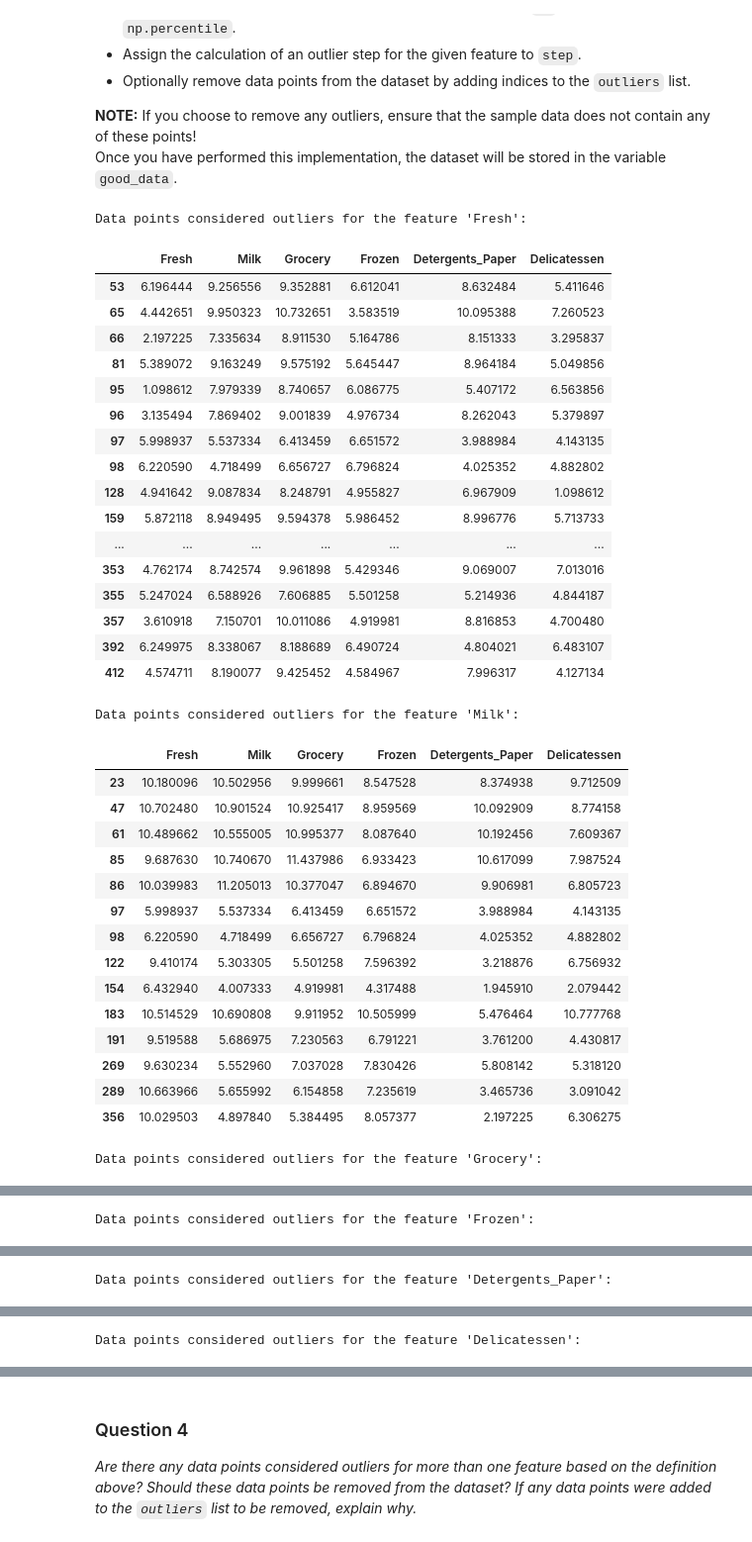
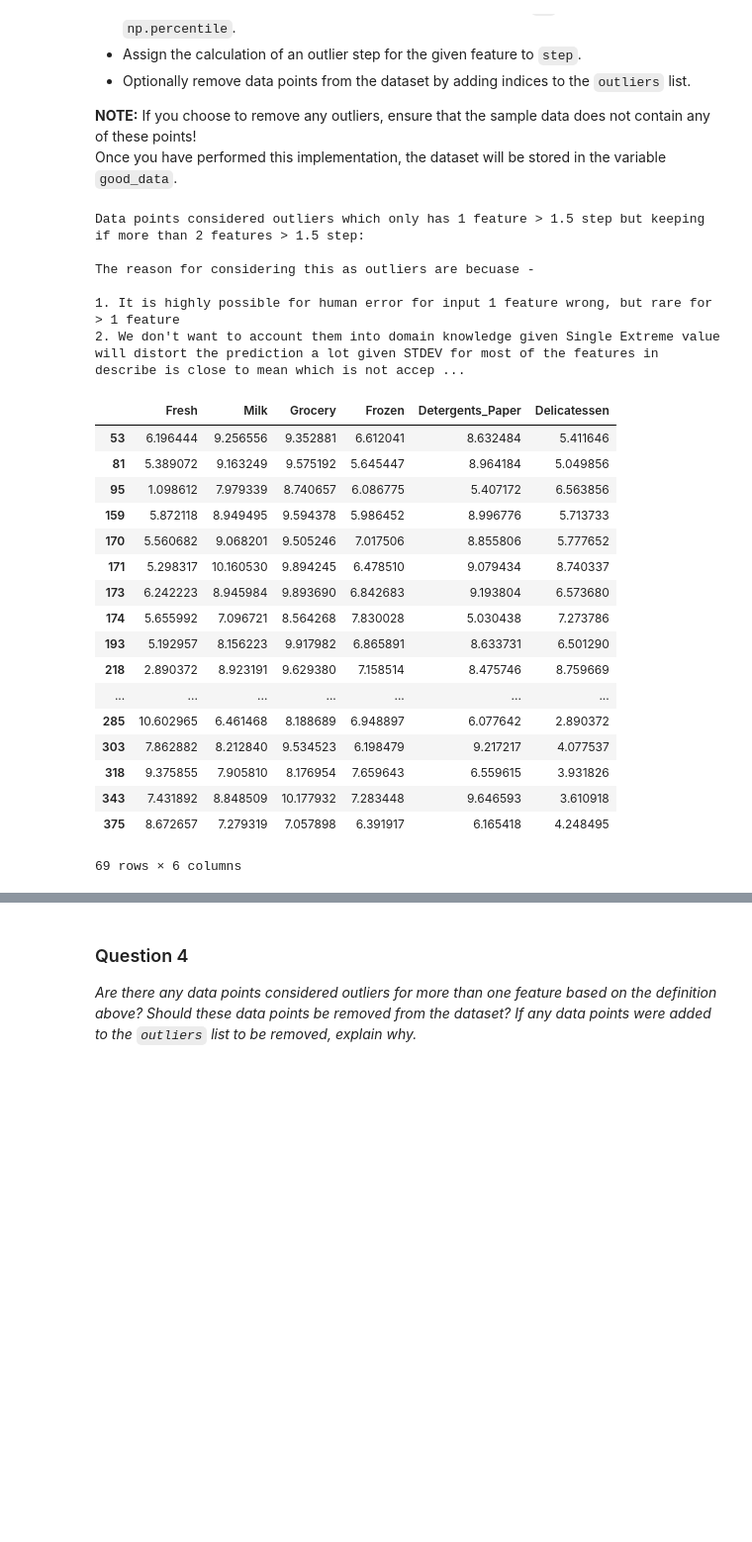
Before and after one commit to khchanaq/Udacity_machinelearning_nano_P3, a Jupyter notebook: customer_segments.ipynb, the cells around one changed output, grey strips where cells are left out. Shown: that part at 99% size. Cells and saved outputs as stored; diff of their text form; code cells hidden in the pictures; blank space fills up the shorter version.

```diff
--- a/customer_segments.ipynb
+++ b/customer_segments.ipynb
@@ -193,65 +193,60 @@ outliers_entry = pd.DataFrame()
 for feature in log_data.keys():
 
     # TODO: Calculate Q1 (25th percentile of the data) for the given feature
     Q1 = np.percentile(log_data[feature],25)
     #print Q1
 
     # TODO: Calculate Q3 (75th percentile of the data) for the given feature
     Q3 = np.percentile(log_data[feature],75)
     #print Q3
 
     # TODO: Use the interquartile range to calculate an outlier step (1.5 times the interquartile range)
     step = Q3 - Q1
     #print step
 
     # Display the outliers
-    print "Data points considered outliers for the feature '{}':".format(feature)
-    display(log_data[~((log_data[feature] >= Q1 - step) & (log_data[feature] <= Q3 + step))])
+    #print "Data points considered outliers for the feature '{}':".format(feature)
+    #display(log_data[~((log_data[feature] >= Q1 - step) & (log_data[feature] <= Q3 + step))])
     outliers_entry = pd.concat([outliers_entry, (log_data[~((log_data[feature] >= Q1 - step) & (log_data[feature] <= Q3 + step))])])
 
 #Drop outliers with more than 2 features which is outlining
 outliers_entry.drop_duplicates(keep = False, inplace = True)
+print "Data points considered outliers which only has 1 feature > 1.5 step but keeping if more than 2 features > 1.5 step:\n"
+print "The reason for considering this as outliers are becuase - \n"
+print "1. It is highly possible for human error for input 1 feature wrong, but rare for > 1 feature"
+print "2. We don't want to account them into domain knowledge given Single Extreme value will distort the prediction a lot given STDEV for most of the features in describe is close to mean which is not acceptable"
+display(outliers_entry)
+
 
 outliers = outliers_entry.index.values
 # OPTIONAL: Select the indices for data points you wish to remove
 
 # Remove the outliers, if any were specified
 # Remove the data point with only 1 feature which is outlier
 good_data = log_data.copy()
 good_data = good_data.drop(log_data.index[outliers])
 # %% [output]
-Data points considered outliers for the feature 'Fresh':
+Data points considered outliers which only has 1 feature > 1.5 step but keeping if more than 2 features > 1.5 step:
+
+The reason for considering this as outliers are becuase -
+
+1. It is highly possible for human error for input 1 feature wrong, but rare for > 1 feature
+2. We don't want to account them into domain knowledge given Single Extreme value will distort the prediction a lot given STDEV for most of the features in describe is close to mean which is not accep ...
 |  | Fresh | Milk | Grocery | Frozen | Detergents_Paper | Delicatessen |
 | 53 | 6.196444 | 9.256556 | 9.352881 | 6.612041 | 8.632484 | 5.411646 |
-| 65 | 4.442651 | 9.950323 | 10.732651 | 3.583519 | 10.095388 | 7.260523 |
-| 66 | 2.197225 | 7.335634 | 8.911530 | 5.164786 | 8.151333 | 3.295837 |
 | 81 | 5.389072 | 9.163249 | 9.575192 | 5.645447 | 8.964184 | 5.049856 |
 | 95 | 1.098612 | 7.979339 | 8.740657 | 6.086775 | 5.407172 | 6.563856 |
-| 96 | 3.135494 | 7.869402 | 9.001839 | 4.976734 | 8.262043 | 5.379897 |
-| 97 | 5.998937 | 5.537334 | 6.413459 | 6.651572 | 3.988984 | 4.143135 |
-| 98 | 6.220590 | 4.718499 | 6.656727 | 6.796824 | 4.025352 | 4.882802 |
-| 128 | 4.941642 | 9.087834 | 8.248791 | 4.955827 | 6.967909 | 1.098612 |
 | 159 | 5.872118 | 8.949495 | 9.594378 | 5.986452 | 8.996776 | 5.713733 |
+| 170 | 5.560682 | 9.068201 | 9.505246 | 7.017506 | 8.855806 | 5.777652 |
+| 171 | 5.298317 | 10.160530 | 9.894245 | 6.478510 | 9.079434 | 8.740337 |
+| 173 | 6.242223 | 8.945984 | 9.893690 | 6.842683 | 9.193804 | 6.573680 |
+| 174 | 5.655992 | 7.096721 | 8.564268 | 7.830028 | 5.030438 | 7.273786 |
+| 193 | 5.192957 | 8.156223 | 9.917982 | 6.865891 | 8.633731 | 6.501290 |
+| 218 | 2.890372 | 8.923191 | 9.629380 | 7.158514 | 8.475746 | 8.759669 |
 | ... | ... | ... | ... | ... | ... | ... |
-| 353 | 4.762174 | 8.742574 | 9.961898 | 5.429346 | 9.069007 | 7.013016 |
-| 355 | 5.247024 | 6.588926 | 7.606885 | 5.501258 | 5.214936 | 4.844187 |
-| 357 | 3.610918 | 7.150701 | 10.011086 | 4.919981 | 8.816853 | 4.700480 |
-| 392 | 6.249975 | 8.338067 | 8.188689 | 6.490724 | 4.804021 | 6.483107 |
-| 412 | 4.574711 | 8.190077 | 9.425452 | 4.584967 | 7.996317 | 4.127134 |
+| 285 | 10.602965 | 6.461468 | 8.188689 | 6.948897 | 6.077642 | 2.890372 |
+| 303 | 7.862882 | 8.212840 | 9.534523 | 6.198479 | 9.217217 | 4.077537 |
+| 318 | 9.375855 | 7.905810 | 8.176954 | 7.659643 | 6.559615 | 3.931826 |
+| 343 | 7.431892 | 8.848509 | 10.177932 | 7.283448 | 9.646593 | 3.610918 |
+| 375 | 8.672657 | 7.279319 | 7.057898 | 6.391917 | 6.165418 | 4.248495 |
-Data points considered outliers for the feature 'Milk':
+69 rows × 6 columns
-|  | Fresh | Milk | Grocery | Frozen | Detergents_Paper | Delicatessen |
-| 23 | 10.180096 | 10.502956 | 9.999661 | 8.547528 | 8.374938 | 9.712509 |
-| 47 | 10.702480 | 10.901524 | 10.925417 | 8.959569 | 10.092909 | 8.774158 |
-| 61 | 10.489662 | 10.555005 | 10.995377 | 8.087640 | 10.192456 | 7.609367 |
-| 85 | 9.687630 | 10.740670 | 11.437986 | 6.933423 | 10.617099 | 7.987524 |
-| 86 | 10.039983 | 11.205013 | 10.377047 | 6.894670 | 9.906981 | 6.805723 |
-| 97 | 5.998937 | 5.537334 | 6.413459 | 6.651572 | 3.988984 | 4.143135 |
-| 98 | 6.220590 | 4.718499 | 6.656727 | 6.796824 | 4.025352 | 4.882802 |
-| 122 | 9.410174 | 5.303305 | 5.501258 | 7.596392 | 3.218876 | 6.756932 |
-| 154 | 6.432940 | 4.007333 | 4.919981 | 4.317488 | 1.945910 | 2.079442 |
-| 183 | 10.514529 | 10.690808 | 9.911952 | 10.505999 | 5.476464 | 10.777768 |
-| 191 | 9.519588 | 5.686975 | 7.230563 | 6.791221 | 3.761200 | 4.430817 |
-| 269 | 9.630234 | 5.552960 | 7.037028 | 7.830426 | 5.808142 | 5.318120 |
-| 289 | 10.663966 | 5.655992 | 6.154858 | 7.235619 | 3.465736 | 3.091042 |
-| 356 | 10.029503 | 4.897840 | 5.384495 | 8.057377 | 2.197225 | 6.306275 |
-Data points considered outliers for the feature 'Grocery':
@@ -270 +252,0 @@ Data points considered outliers for the feature 'Grocery':
-Data points considered outliers for the feature 'Frozen':
@@ -288 +252,0 @@ Data points considered outliers for the feature 'Frozen':
-Data points considered outliers for the feature 'Detergents_Paper':
@@ -297 +252,0 @@ Data points considered outliers for the feature 'Detergents_Paper':
-Data points considered outliers for the feature 'Delicatessen':
```
Also changed, not shown: parts of 19 cells of this notebook, 1 other file.
